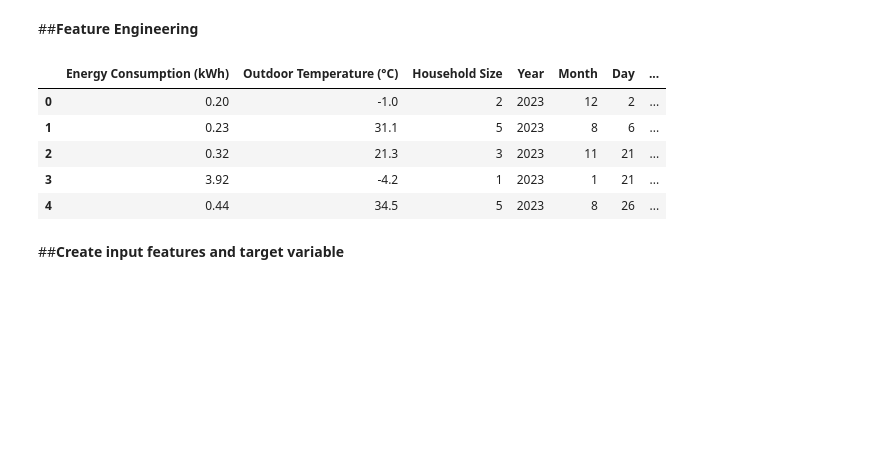
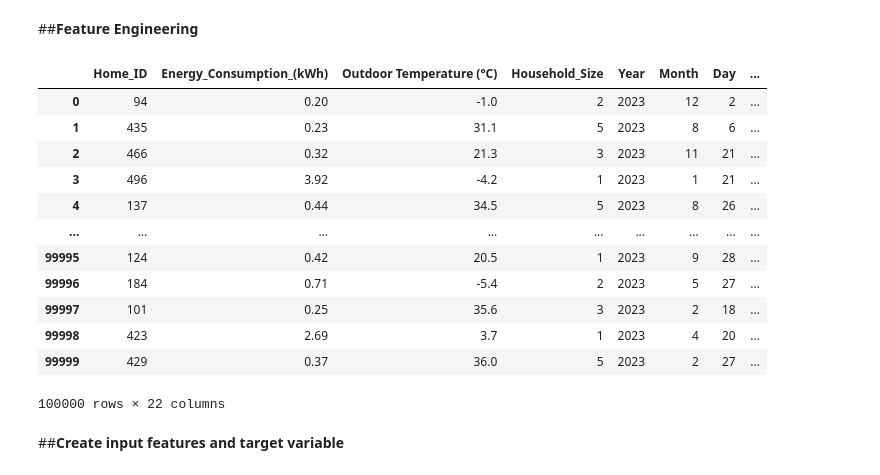
Before and after one commit to Love1117/Machine_learning-Projects, a Jupyter notebook: Machine_Learning Project/03_Deep Learning Projects/Artificial Neural Network (ANN)/ANN for Regression/Energy consumption prediction/Smart_home_EnergyConsumption_Prediction1.ipynb, the cells around one changed output. Drawn from its saved outputs; the diff is of its cells as text; code cells hidden in the pictures; blank space fills up the shorter version.

```diff
--- a/Machine_Learning Project/03_Deep Learning Projects/Artificial Neural Network (ANN)/ANN for Regression/Energy consumption prediction/Smart_home_EnergyConsumption_Prediction1.ipynb
+++ b/Machine_Learning Project/03_Deep Learning Projects/Artificial Neural Network (ANN)/ANN for Regression/Energy consumption prediction/Smart_home_EnergyConsumption_Prediction1.ipynb
@@ -53,6 +53,8 @@ Drive already mounted at /content/drive; to attempt to forcibly remount, call dr
 | 99998 | 423 | Air Conditioning | 2.69 | 12:39 | 2023-04-20 | 3.7 | Spring | ... |
 | 99999 | 429 | Fridge | 0.37 | 18:46 | 2023-02-27 | 36.0 | Winter | ... |
 100000 rows × 8 columns
+# %%
+df.rename(columns={"Home ID":"Home_ID","Appliance Type":"Appliance_Type","Energy Consumption (kWh)":"Energy_Consumption_(kWh)","Temperature (°C)":"Temperature_(°C)","Household Size":"Household_Size"}, inplace=True)
 # %%
 #Checking to see if there is duplicates or Null values
 print(f"Null_values: {df.isna().sum()}")
@@ -76,32 +78,39 @@ Duplicate values: 0
 # %%
 #merging Date and Timestamp features
 df["Timestamp"] = df["Date"] + " " + df["Time"]
 
 #converting Timestamp from string to Timestamptime
 df["Timestamp"] = pd.to_datetime(df["Timestamp"], errors="coerce")
 
 #extracting year, month, day, day's of the week, hour and weekend from Timestamp
 df["Year"] = pd.to_datetime(df["Timestamp"]).dt.year
 df["Month"] = pd.to_datetime(df["Timestamp"]).dt.month
 df["Day"] = pd.to_datetime(df["Timestamp"]).dt.day
-df["Days Of The Week"] = pd.to_datetime(df["Timestamp"]).dt.day_of_week
+df["Days_Of_The_Week"] = pd.to_datetime(df["Timestamp"]).dt.day_of_week
 df["Hour"] = pd.to_datetime(df["Timestamp"]).dt.hour
 df["Weekend"] = (df["Timestamp"].dt.day_of_week >= 5).astype(int)
 
 #converting categorical columns to onehotencoding
-df = pd.get_dummies(df, drop_first=True, columns=["Appliance Type","Season"], dtype=int)
+df = pd.get_dummies(df, drop_first=True, columns=["Appliance_Type","Season"], dtype=int)
 
 #dropping unused columns
-df = df.drop(columns=["Home ID","Time","Date","Timestamp"])
+df = df.drop(columns=["Time","Date","Timestamp"])
 
-df.head()
+df
 # %% [output]
-|  | Energy Consumption (kWh) | Outdoor Temperature (°C) | Household Size | Year | Month | Day | ... |
-| 0 | 0.20 | -1.0 | 2 | 2023 | 12 | 2 | ... |
-| 1 | 0.23 | 31.1 | 5 | 2023 | 8 | 6 | ... |
-| 2 | 0.32 | 21.3 | 3 | 2023 | 11 | 21 | ... |
-| 3 | 3.92 | -4.2 | 1 | 2023 | 1 | 21 | ... |
-| 4 | 0.44 | 34.5 | 5 | 2023 | 8 | 26 | ... |
+|  | Home_ID | Energy_Consumption_(kWh) | Outdoor Temperature (°C) | Household_Size | Year | Month | Day | ... |
+| 0 | 94 | 0.20 | -1.0 | 2 | 2023 | 12 | 2 | ... |
+| 1 | 435 | 0.23 | 31.1 | 5 | 2023 | 8 | 6 | ... |
+| 2 | 466 | 0.32 | 21.3 | 3 | 2023 | 11 | 21 | ... |
+| 3 | 496 | 3.92 | -4.2 | 1 | 2023 | 1 | 21 | ... |
+| 4 | 137 | 0.44 | 34.5 | 5 | 2023 | 8 | 26 | ... |
+| ... | ... | ... | ... | ... | ... | ... | ... | ... |
+| 99995 | 124 | 0.42 | 20.5 | 1 | 2023 | 9 | 28 | ... |
+| 99996 | 184 | 0.71 | -5.4 | 2 | 2023 | 5 | 27 | ... |
+| 99997 | 101 | 0.25 | 35.6 | 3 | 2023 | 2 | 18 | ... |
+| 99998 | 423 | 2.69 | 3.7 | 1 | 2023 | 4 | 20 | ... |
+| 99999 | 429 | 0.37 | 36.0 | 5 | 2023 | 2 | 27 | ... |
+100000 rows × 22 columns
 # %% [markdown]
 ##**Create input features and target variable**
 # %%
```
Also changed, not shown: parts of 5 cells of this notebook.
